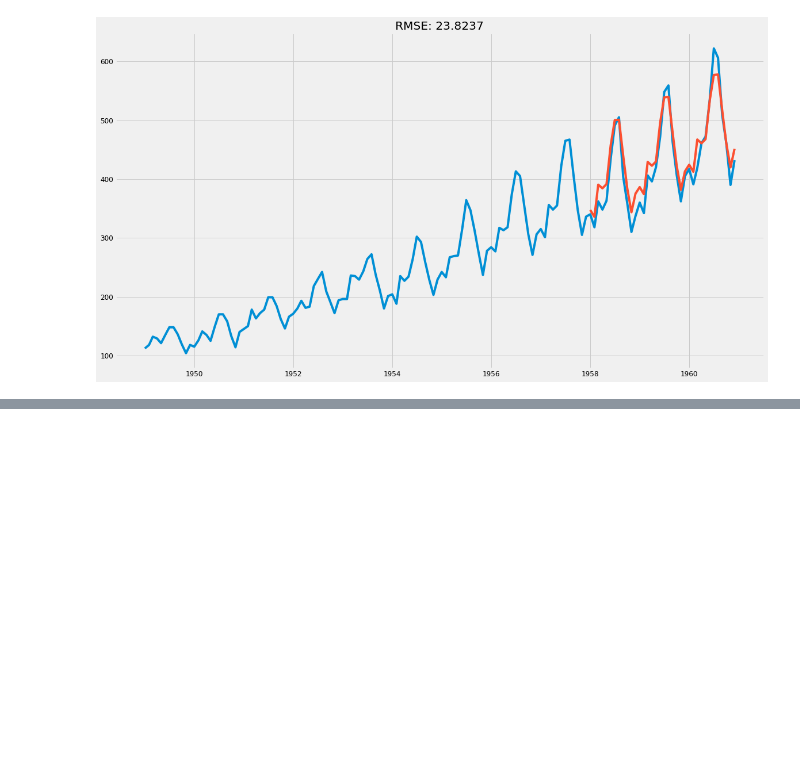
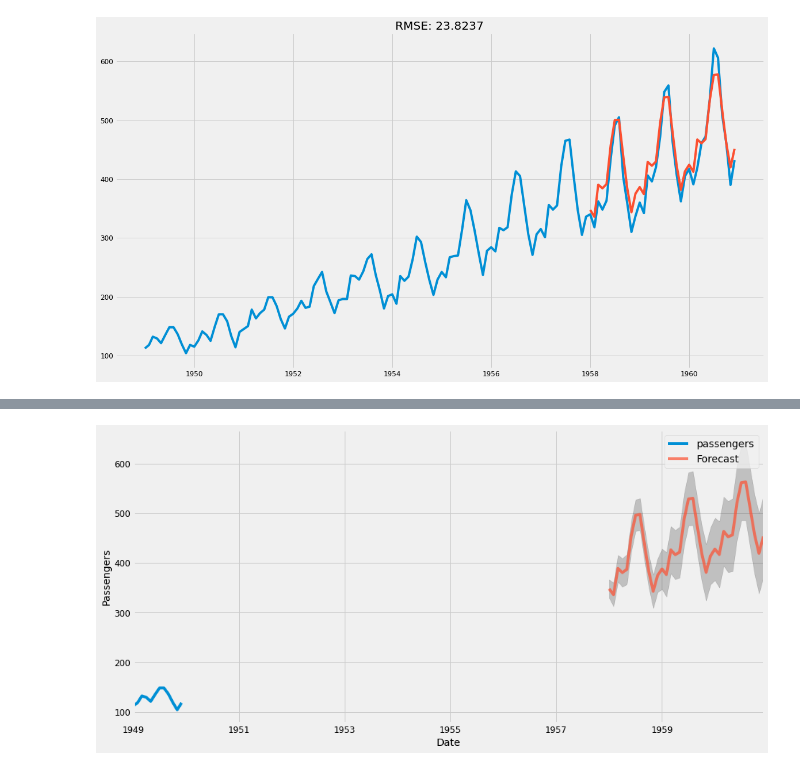
Before and after one commit to melwinmpk/python_datascience, a Jupyter notebook: ML/Time Series Analysis and Forcasting in Python.ipynb, the cells around one changed output, grey strips where cells are left out. Saved outputs shown, nothing was run; the diff lists cells and outputs as text; code cells hidden in the pictures; blank space fills up the shorter version.

```diff
--- a/ML/Time Series Analysis and Forcasting in Python.ipynb
+++ b/ML/Time Series Analysis and Forcasting in Python.ipynb
@@ -1071,0 +1119,9 @@ Text(0.5, 1.0, 'RMSE: 23.8237')
+# %%
+p = d = q = range(0, 2)
+pdq = list(itertools.product(p, d, q))
+seasonal_pdq = [ (x[0], x[1], x[2], 6) for x in list(itertools.product(p, d, q))]
+print('Examples of parameter combinations for Seasonal ARIMA...')
+print(f'SARIMAX: {pdq[1]} x {seasonal_pdq[1]}')
+print(f'SARIMAX: {pdq[1]} x {seasonal_pdq[2]}')
+print(f'SARIMAX: {pdq[2]} x {seasonal_pdq[3]}')
+print(f'SARIMAX: {pdq[2]} x {seasonal_pdq[4]}')
@@ -1071,0 +1134,19 @@ Text(0.5, 1.0, 'RMSE: 23.8237')
+# %%
+min_aic = 999999999
+for param in pdq:
+    for param_seasonal in seasonal_pdq:
+        try:
+            mod = sm.tsa.statespace.SARIMAX(
+                                            train,
+                                            order=param,
+                                            seasonal_order=param_seasonal,
+                                            enforce_stationary=False,
+                                            enforce_invertibility=False)
+            results = mod.fit()
+            print(f'ARIMAX{param}x{param_seasonal}12 - AIC:{results.aic}')
+
+            if results.aic < min_aic:
+                min_aic = results.aic
+                min_aic_model = results
+        except:
+            continue
@@ -1071,0 +1193,19 @@ Text(0.5, 1.0, 'RMSE: 23.8237')
+# %%
+start_index = valid.index.min()
+end_index = valid.index.max()
+
+#Predictions
+pred = min_aic_model.get_prediction(start=start_index,end=end_index, dynamic=False)
+# %%
+pred_ci = pred.conf_int()
+ax = y['1949'].plot(label='observed')
+pred.predicted_mean.plot(ax=ax, label='Forecast', alpha=.7, figsize=(14,7))
+ax.fill_between(pred_ci.index,
+                pred_ci.iloc[:,0],
+                pred_ci.iloc[:,1],color='k', alpha=.2)
+ax.set_xlabel('Date')
+ax.set_ylabel('Passengers')
+plt.legend()
+plt.show()
+# %% [output]
+[figure, added]
```
Also changed, not shown: parts of 30 cells of this notebook.
